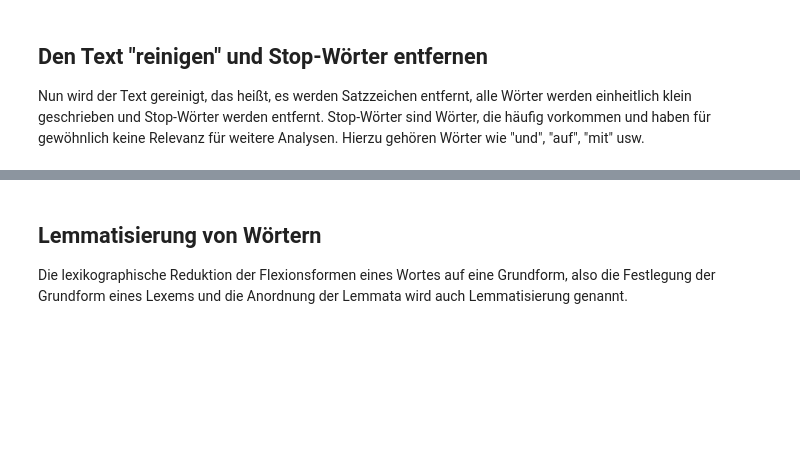
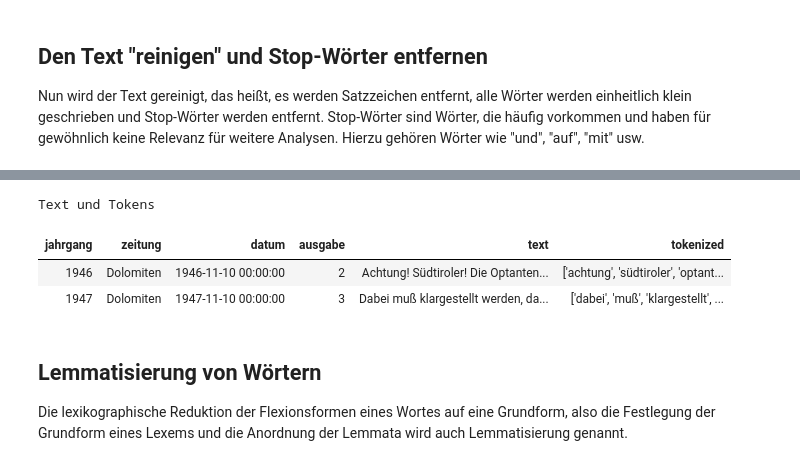
Before and after one commit to soberbichler/Notebooks-f-r-die-Lehre, a Jupyter notebook: Data_Preprocessing.ipynb, the cells around one changed output, grey strips where cells are left out. Saved outputs shown, nothing was run; the diff lists cells and outputs as text; code cells hidden in the pictures; blank space fills up the shorter version.

```diff
--- a/Data_Preprocessing.ipynb
+++ b/Data_Preprocessing.ipynb
@@ -49,6 +54,10 @@ df.style.set_caption('Excel Tabelle').hide_index()
 Nun wird der Text gereinigt, das heißt, es werden Satzzeichen entfernt, alle Wörter werden einheitlich klein geschrieben und Stop-Wörter werden entfernt. Stop-Wörter sind Wörter, die häufig vorkommen und haben für gewöhnlich keine Relevanz für weitere Analysen. Hierzu gehören Wörter wie "und", "auf", "mit" usw.
 # %%
 #Functions to clean, tokenize, and stem the data
+import nltk
+nltk.download('stopwords')
+nltk.download('punkt')
+
 def initial_clean(text):
     text = re.sub(r'[^\w\s]','',text)
     text = text.lower()
@@ -65,3 +74,4 @@ def apply_all(text):
     return remove_stop_words(initial_clean(text))
 df['tokenized'] = df['text'].apply(apply_all)
 df.style.set_caption('Text und Tokens').hide_index()
+# %% [output]
@@ -68,3 +84,7 @@ df.style.set_caption('Text und Tokens').hide_index()
+Text und Tokens
+| jahrgang | zeitung | datum | ausgabe | text | tokenized |
+| 1946 | Dolomiten | 1946-11-10 00:00:00 | 2 | Achtung! Südtiroler! Die Optanten... | ['achtung', 'südtiroler', 'optant... |
+| 1947 | Dolomiten | 1947-11-10 00:00:00 | 3 | Dabei muß klargestellt werden, da... | ['dabei', 'muß', 'klargestellt', ... |
 # %% [markdown]
 ## Lemmatisierung von Wörtern <a class="anchor" id="4-bullet"></a>
 Die lexikographische Reduktion der Flexionsformen eines Wortes auf eine Grundform, also die Festlegung der Grundform eines Lexems und die Anordnung der Lemmata wird auch Lemmatisierung genannt.
```
Also changed, not shown: parts of 7 cells of this notebook.
